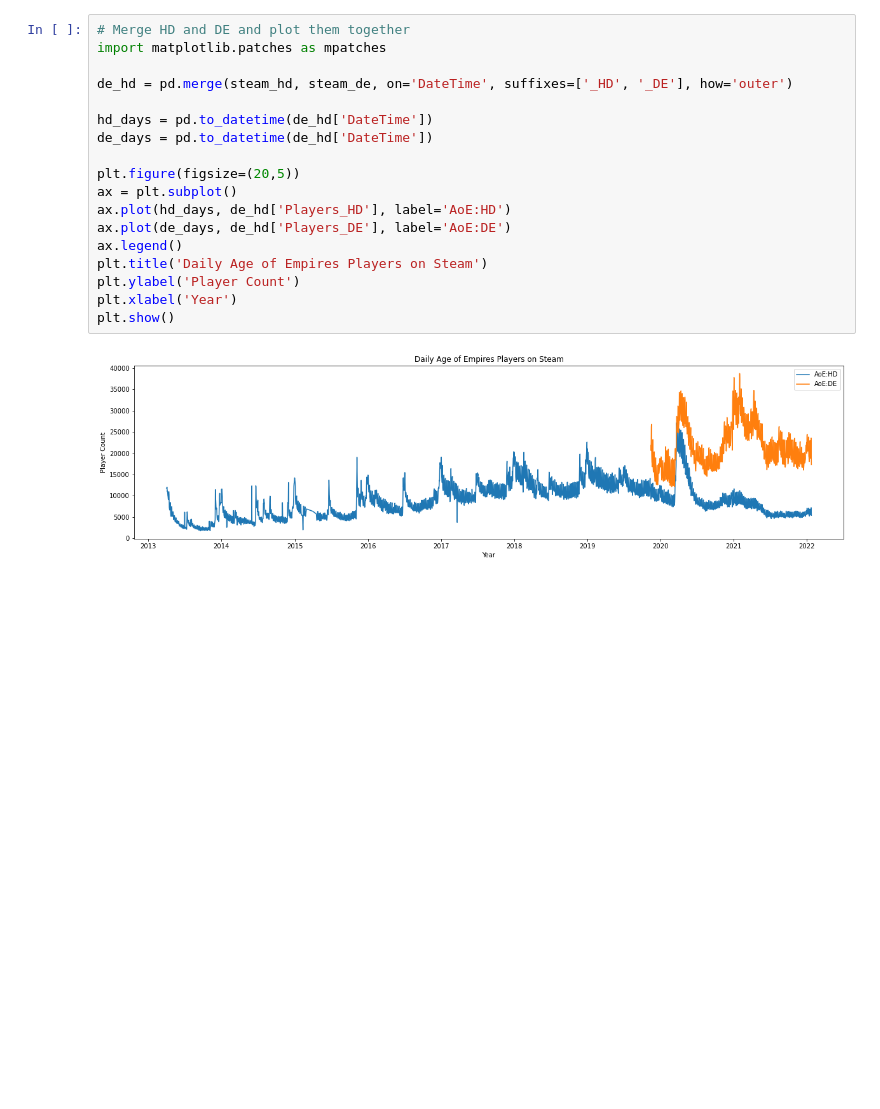
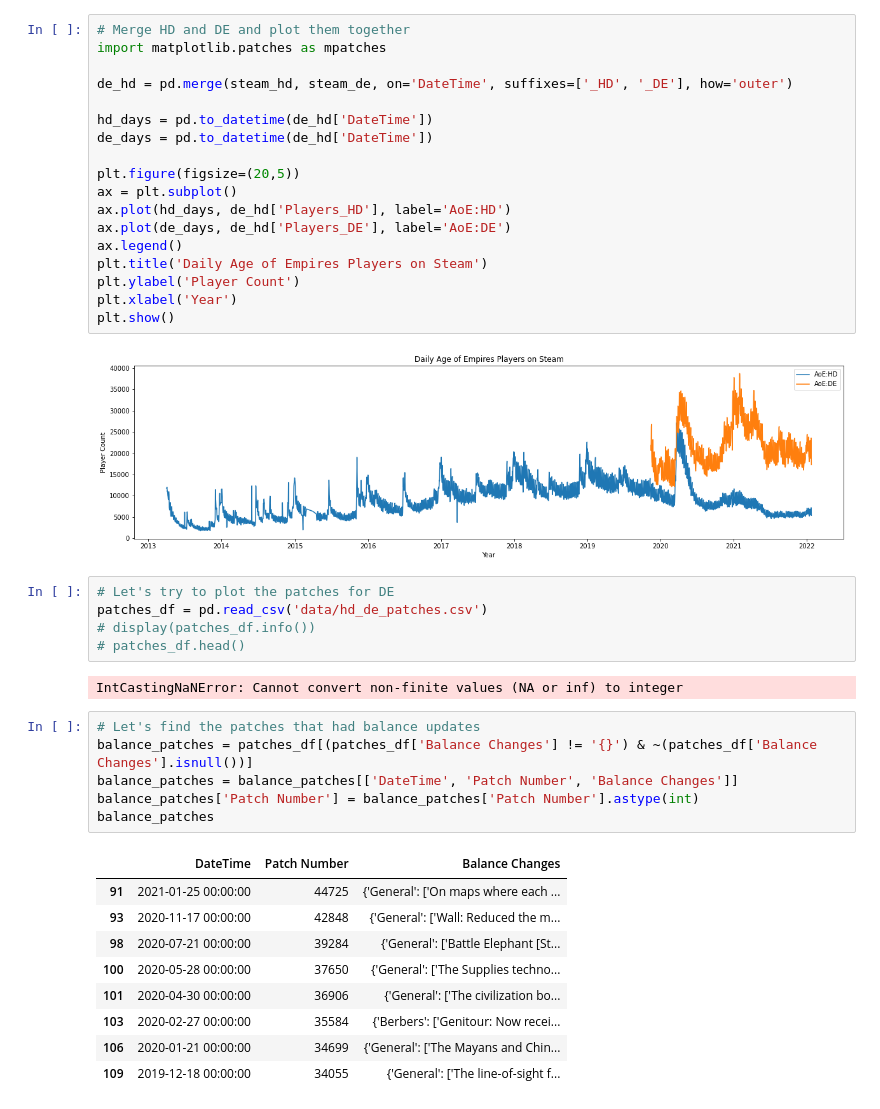
Before and after one commit to rishigoutam/aoe2, a Jupyter notebook: test_steamdb.ipynb, the cells around one changed output. Drawn from its saved outputs; the diff is of its cells as text; blank space fills up the shorter version.

Commit message:
Get balance patches

```diff
--- a/test_steamdb.ipynb
+++ b/test_steamdb.ipynb
@@ -110,3 +110,26 @@ plt.xlabel('Year')
 plt.show()
 # %% [output]
 [figure]
+# %%
+# Let's try to plot the patches for DE
+patches_df = pd.read_csv('data/hd_de_patches.csv')
+# display(patches_df.info())
+# patches_df.head()
+# %% [output]
+IntCastingNaNError: Cannot convert non-finite values (NA or inf) to integer
+# %%
+# Let's find the patches that had balance updates
+balance_patches = patches_df[(patches_df['Balance Changes'] != '{}') & ~(patches_df['Balance Changes'].isnull())]
+balance_patches = balance_patches[['DateTime', 'Patch Number', 'Balance Changes']]
+balance_patches['Patch Number'] = balance_patches['Patch Number'].astype(int)
+balance_patches
+# %% [output]
+|  | DateTime | Patch Number | Balance Changes |
+| 91 | 2021-01-25 00:00:00 | 44725 | {'General': ['On maps where each ... |
+| 93 | 2020-11-17 00:00:00 | 42848 | {'General': ['Wall: Reduced the m... |
+| 98 | 2020-07-21 00:00:00 | 39284 | {'General': ['Battle Elephant [St... |
+| 100 | 2020-05-28 00:00:00 | 37650 | {'General': ['The Supplies techno... |
+| 101 | 2020-04-30 00:00:00 | 36906 | {'General': ['The civilization bo... |
+| 103 | 2020-02-27 00:00:00 | 35584 | {'Berbers': ['Genitour: Now recei... |
+| 106 | 2020-01-21 00:00:00 | 34699 | {'General': ['The Mayans and Chin... |
+| 109 | 2019-12-18 00:00:00 | 34055 | {'General': ['The line-of-sight f... |
```
Also changed, not shown: parts of 2 cells of this notebook.
